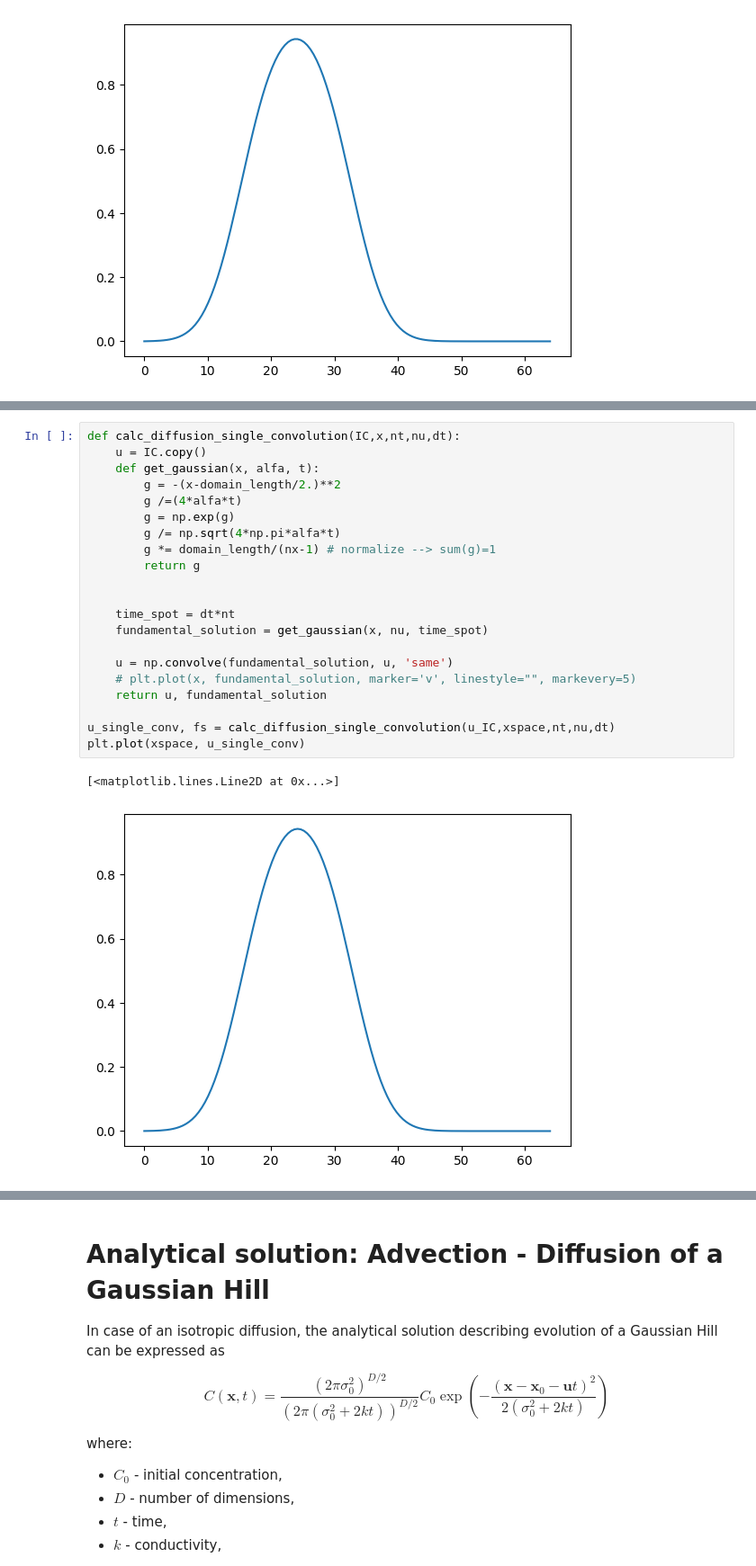
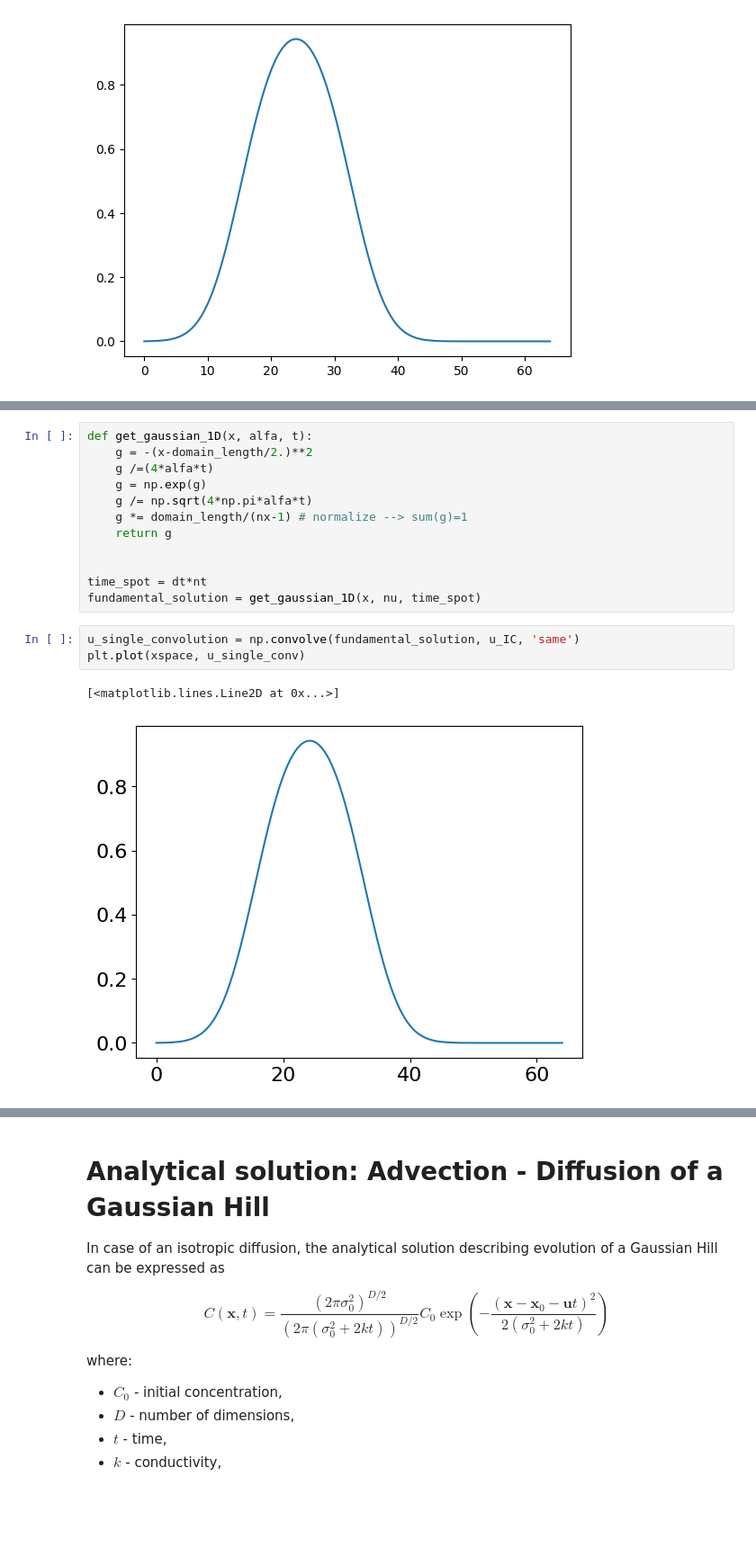
Before and after one commit to ggruszczynski/CFDPython, a Jupyter notebook: lab40_diffusion_and_laplace_eq/part1_diffusion_and_convolution_SOLUTION.ipynb, the cells around one changed output, grey strips where cells are left out. Shown at 90% size. Saved outputs shown, nothing was run; the diff lists cells and outputs as text; blank space fills up the shorter version.

```diff
--- a/lab40_diffusion_and_laplace_eq/part1_diffusion_and_convolution_SOLUTION.ipynb
+++ b/lab40_diffusion_and_laplace_eq/part1_diffusion_and_convolution_SOLUTION.ipynb
@@ -171,24 +176,18 @@ Solve the diffusion equation by convolving the initial condition with the Gaussi
 # %%
-def calc_diffusion_single_convolution(IC,x,nt,nu,dt):
-    u = IC.copy()
-    def get_gaussian(x, alfa, t):
-        g = -(x-domain_length/2.)**2
-        g /=(4*alfa*t)
-        g = np.exp(g)
-        g /= np.sqrt(4*np.pi*alfa*t)
-        g *= domain_length/(nx-1) # normalize --> sum(g)=1
-        return g
+def get_gaussian_1D(x, alfa, t):
+    g = -(x-domain_length/2.)**2
+    g /=(4*alfa*t)
+    g = np.exp(g)
+    g /= np.sqrt(4*np.pi*alfa*t)
+    g *= domain_length/(nx-1) # normalize --> sum(g)=1
+    return g
 
 
-    time_spot = dt*nt
-    fundamental_solution = get_gaussian(x, nu, time_spot)
-
-    u = np.convolve(fundamental_solution, u, 'same')
-    # plt.plot(x, fundamental_solution, marker='v', linestyle="", markevery=5)
-    return u, fundamental_solution
-
-u_single_conv, fs = calc_diffusion_single_convolution(u_IC,xspace,nt,nu,dt)
-plt.plot(xspace, u_single_conv)
+time_spot = dt*nt
+fundamental_solution = get_gaussian_1D(x, nu, time_spot)
-# %% [output]
-[<matplotlib.lines.Line2D at 0x...>]
-[figure, removed]
+# %%
+u_single_convolution = np.convolve(fundamental_solution, u_IC, 'same')
+plt.plot(xspace, u_single_conv)
+# %% [output]
+[<matplotlib.lines.Line2D at 0x...>]
+[figure, added]
```
Also changed, not shown: parts of 10 cells of this notebook.
